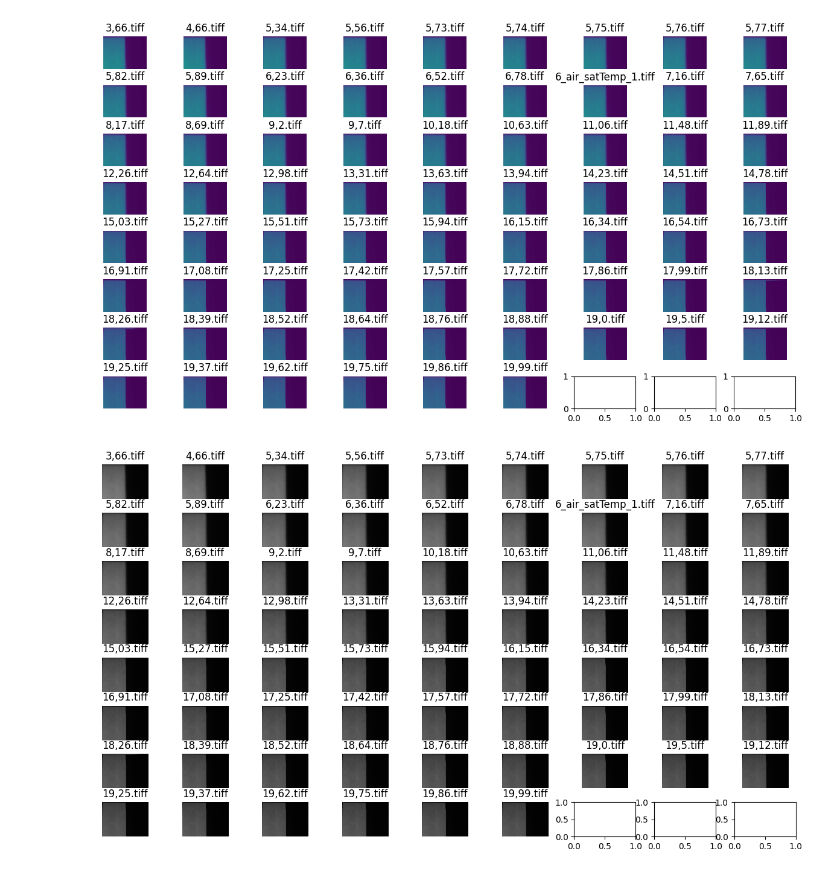
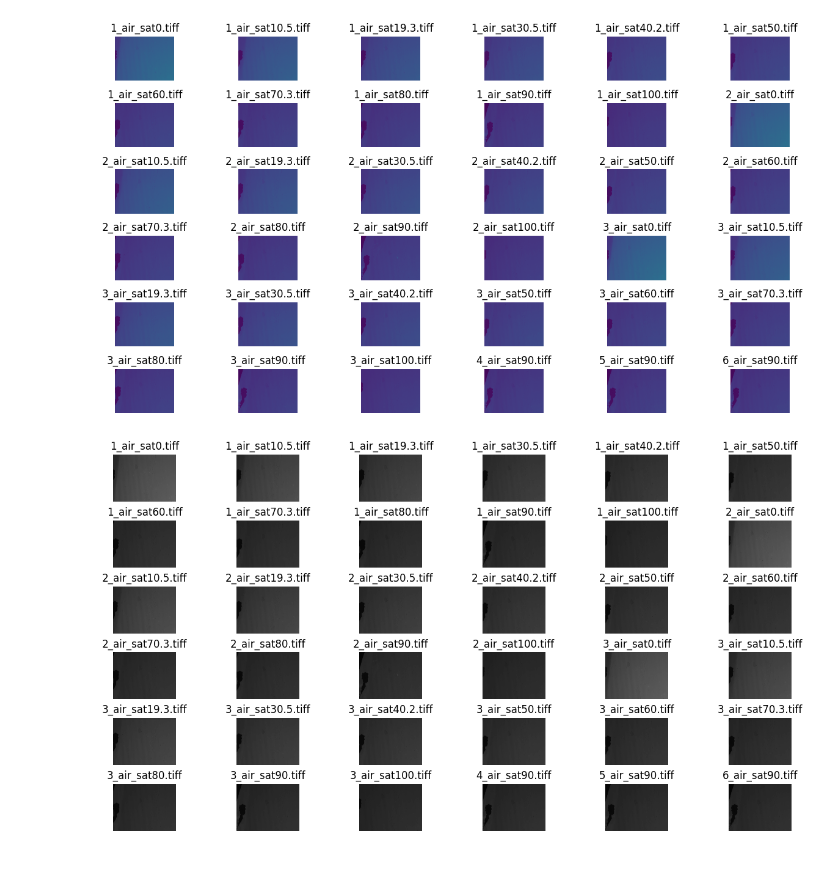
Before and after one commit to MartinReinhard10/In-Situ_Soil_Optode_Data_Processing, a Jupyter notebook: O2 Calibration/Image_checker_and_thresholding.ipynb, the cells around one changed output. Cells and saved outputs as stored; diff of their text form; code cells hidden in the pictures.

```diff
--- a/O2 Calibration/Image_checker_and_thresholding.ipynb
+++ b/O2 Calibration/Image_checker_and_thresholding.ipynb
@@ -5,80 +5,43 @@ import tifffile
 from natsort import natsorted
 import matplotlib.pyplot as plt
 import pandas as pd
-# %%
-folder_path = "D:/Temperature_images/RAW_2023-07-13/"  # Specify the path to your folder here
-excel_file_path = "D:/Temperature_images/RAW_2023-07-13/Temperatures.xlsx"  # Specify the path to your Excel file here
-section_to_delete = "air_satTemp"  # Specify the section you want to delete here
-
-# Read the Excel file and extract the temperature column
-df = pd.read_excel(excel_file_path)
-temperature_column = df['Temperature'].tolist()
-
-# Get the list of files in the folder and sort them naturally
-files = natsorted(os.listdir(folder_path))
-
-# Iterate over the files and rename them
-for i, file_name in enumerate(files):
-    if file_name.endswith('.tiff'):  # Check if the file has the desired extension
-        # Extract the file name and extension
-        file_base, file_extension = os.path.splitext(file_name)
-
-        # Remove the section to delete from the file name
-        new_file_name = file_base.replace(section_to_delete, "")
-
-        # Construct the new file name with the temperature value before the extension
-        new_file_name = f"{new_file_name[:15]}{str(temperature_column[i]).replace('.', ',')}{file_extension}"
-
-        # Handle the case when the destination file already exists
-        counter = 1
-        while os.path.exists(os.path.join(folder_path, new_file_name)):
-            # Add a suffix number to the new file name
-            new_file_name = f"{file_base}_{counter}{file_extension}"
-            counter += 1
-
-        # Construct the new file path
-        new_file_path = os.path.join(folder_path, new_file_name)
-
-        # Rename the file
-        os.rename(os.path.join(folder_path, file_name), new_file_path)
 # %%
 # Set the path to the input directory
-input_dir = "D:/Temperature_images/RAW_2023-07-13/"
-
+input_dir = "D:/O2_Calibration_Images/RAW_2023-08-11/"
 
 # Get a list of all image files in the input directory
 input_files = [f for f in os.listdir(input_dir) if f.endswith('.tiff')]
 input_files = natsorted(input_files)
 
 # Calculate the number of rows and columns for the grid
 num_images = len(input_files)
 num_rows = int(num_images**0.5)
 num_cols = (num_images + num_rows - 1) // num_rows
 
 # Create the grid of subplots
 fig, axes = plt.subplots(num_rows, num_cols, figsize=(15, 8))
 
 # Iterate over the image files and display them in the grid
 for i, filename in enumerate(input_files):
     # Load the image
     image = tifffile.imread(os.path.join(input_dir, filename))
 
     # Determine the subplot indices
     row_idx = i // num_cols
     col_idx = i % num_cols
 
     # Display the image in the corresponding subplot
     axes[row_idx, col_idx].imshow(image, vmin=256,vmax=4065)
     axes[row_idx, col_idx].set_title(filename[15:])
     axes[row_idx, col_idx].axis('off')
 
 # Adjust the spacing between subplots
 plt.subplots_adjust(hspace=0.5, wspace=0.3)
 
 # Display the grid of images
 plt.show()
 # %% [output]
-[figure, old version]
+[figure, new version]
 # %%
 # Define the threshold value
 threshold_value = 256
@@ -120,6 +83,6 @@ plt.subplots_adjust(hspace=0.4, wspace=0.3)
 # Display the grid of images
 plt.show()
 # %% [output]
-[figure, old version]
+[figure, new version]
 # %%
 # Set output directory
```
Also changed, not shown: parts of 4 cells of this notebook.
